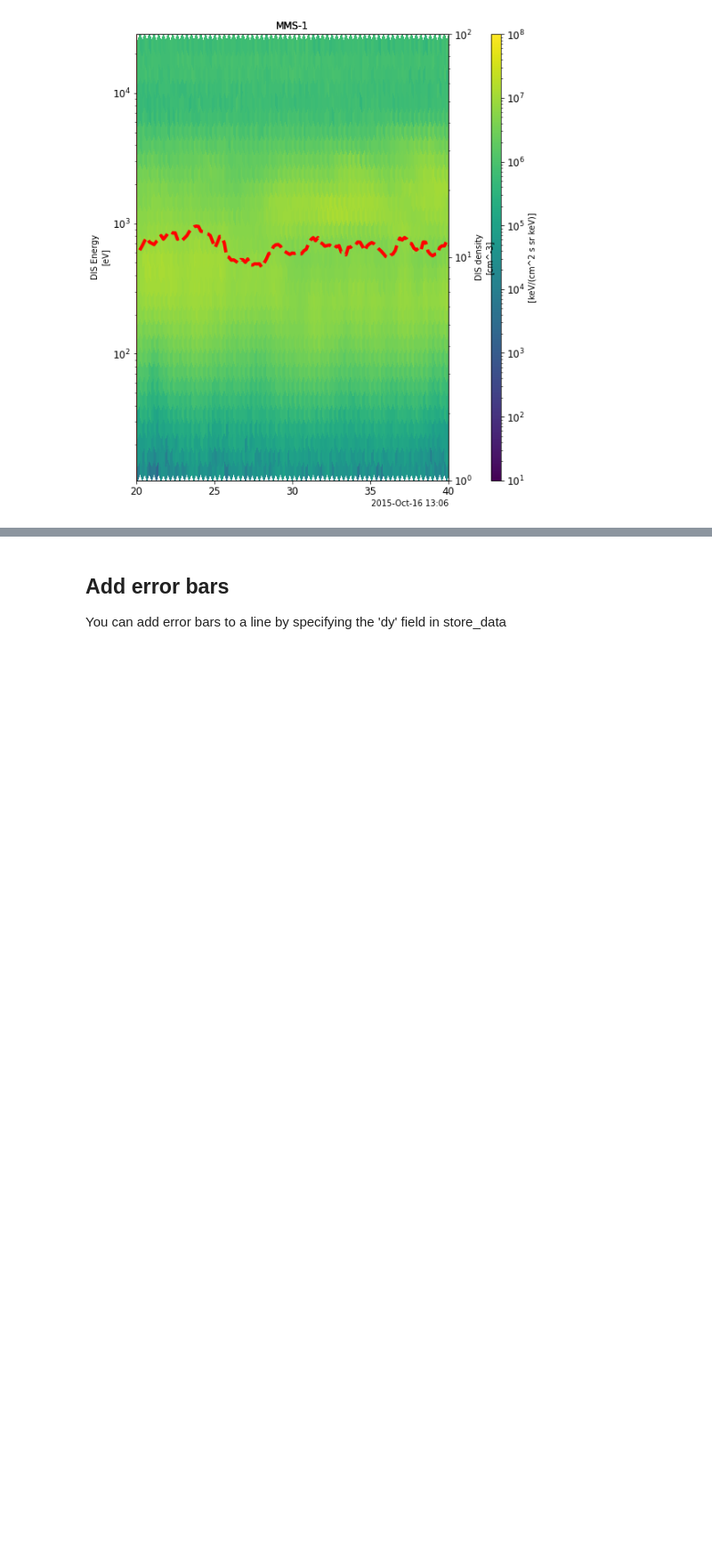
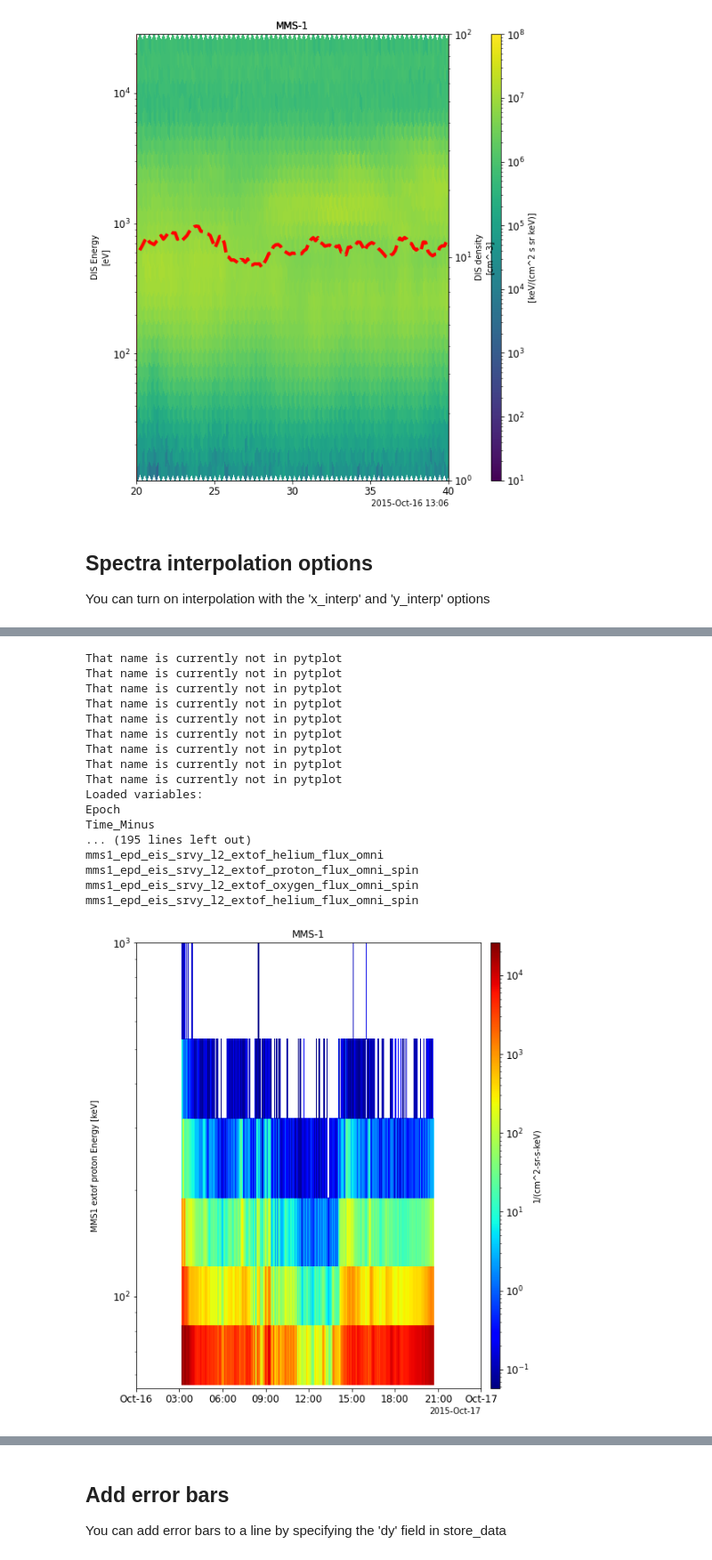
Before and after one commit to MAVENSDC/PyTplot, a Jupyter notebook: docs/PyTplot examples with matplotlib.ipynb, the cells around one changed output, grey strips where cells are left out. Shown at 89% size. Drawn from its saved outputs; the diff is of its cells as text; code cells hidden in the pictures; blank space fills up the shorter version.

Commit message:
adding spectra interpolation examples

```diff
--- a/docs/PyTplot examples with matplotlib.ipynb
+++ b/docs/PyTplot examples with matplotlib.ipynb
@@ -204,3 +260,13 @@ tlimit(['2015-10-16 13:06:20', '2015-10-16 13:06:40'])
 tplot('dis_enspec_density')
 # %% [output]
 [figure]
+# %% [markdown]
+## Spectra interpolation options
+
+You can turn on interpolation with the 'x_interp' and 'y_interp' options
+# %%
+pyspedas.mms.eis(trange=['2015-10-16', '2015-10-17'], datatype='extof')
+
+tlimit(['2015-10-16 00:00:00', '2015-10-17 00:00:00'])
+tplot('mms1_epd_eis_srvy_l2_extof_proton_flux_omni_spin')
+# %% [output]
@@ -206,0 +277,18 @@ tplot('dis_enspec_density')
+That name is currently not in pytplot
+That name is currently not in pytplot
+That name is currently not in pytplot
+That name is currently not in pytplot
+That name is currently not in pytplot
+That name is currently not in pytplot
+That name is currently not in pytplot
+That name is currently not in pytplot
+That name is currently not in pytplot
+Loaded variables:
+Epoch
+Time_Minus
+... (195 lines left out)
+mms1_epd_eis_srvy_l2_extof_helium_flux_omni
+mms1_epd_eis_srvy_l2_extof_proton_flux_omni_spin
+mms1_epd_eis_srvy_l2_extof_oxygen_flux_omni_spin
+mms1_epd_eis_srvy_l2_extof_helium_flux_omni_spin
+[figure, added]
```
Also changed, not shown: parts of 21 cells of this notebook.
